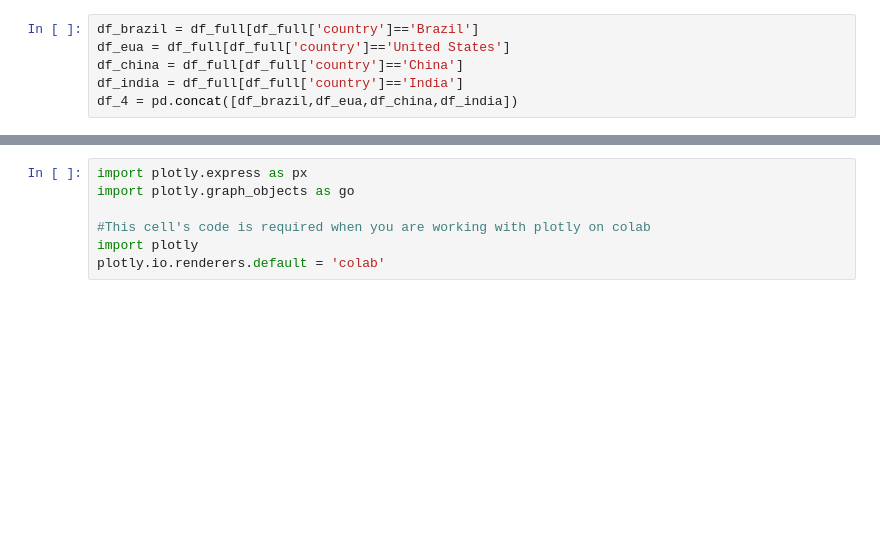
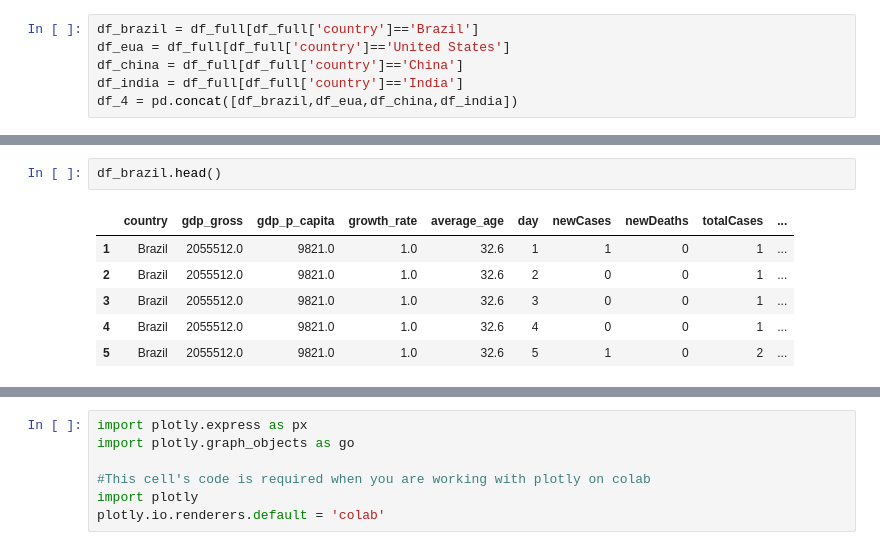
Before and after one commit to marcelounb/DeepLearning, a Jupyter notebook: Covid19.ipynb, the cells around one changed output, grey strips where cells are left out. Drawn from its saved outputs; the diff is of its cells as text; blank space fills up the shorter version.

```diff
--- a/Covid19.ipynb
+++ b/Covid19.ipynb
@@ -260,0 +256,9 @@ df_4
+# %%
+df_brazil.head()
+# %% [output]
+|  | country | gdp_gross | gdp_p_capita | growth_rate | average_age | day | newCases | newDeaths | totalCases | ... |
+| 1 | Brazil | 2055512.0 | 9821.0 | 1.0 | 32.6 | 1 | 1 | 0 | 1 | ... |
+| 2 | Brazil | 2055512.0 | 9821.0 | 1.0 | 32.6 | 2 | 0 | 0 | 1 | ... |
+| 3 | Brazil | 2055512.0 | 9821.0 | 1.0 | 32.6 | 3 | 0 | 0 | 1 | ... |
+| 4 | Brazil | 2055512.0 | 9821.0 | 1.0 | 32.6 | 4 | 0 | 0 | 1 | ... |
+| 5 | Brazil | 2055512.0 | 9821.0 | 1.0 | 32.6 | 5 | 1 | 0 | 2 | ... |
```
Also changed, not shown: parts of 8 cells of this notebook.
